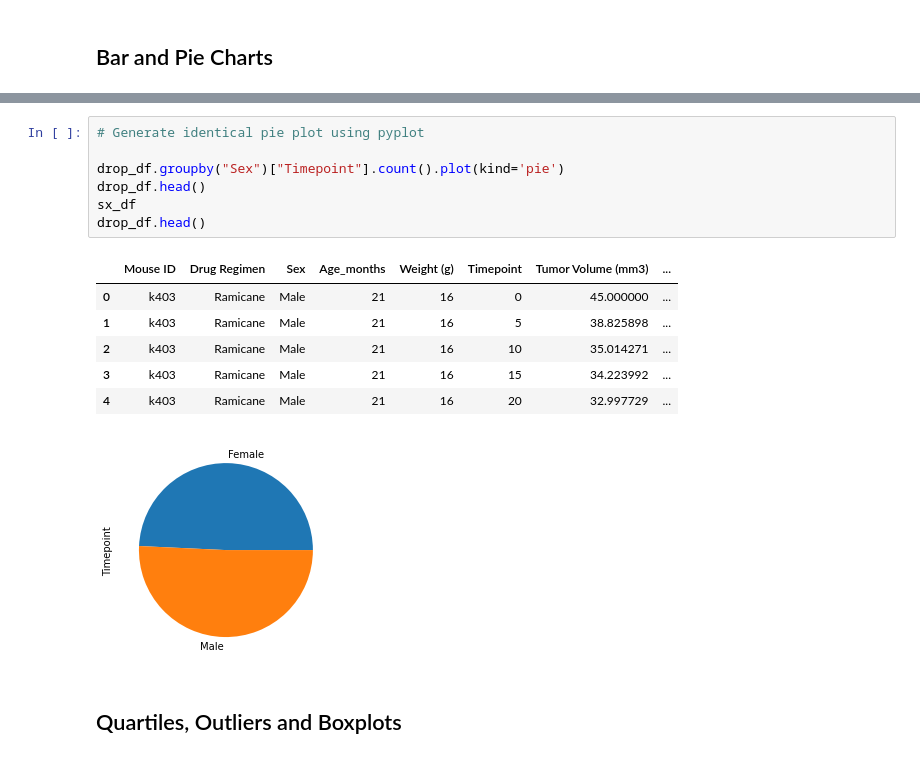
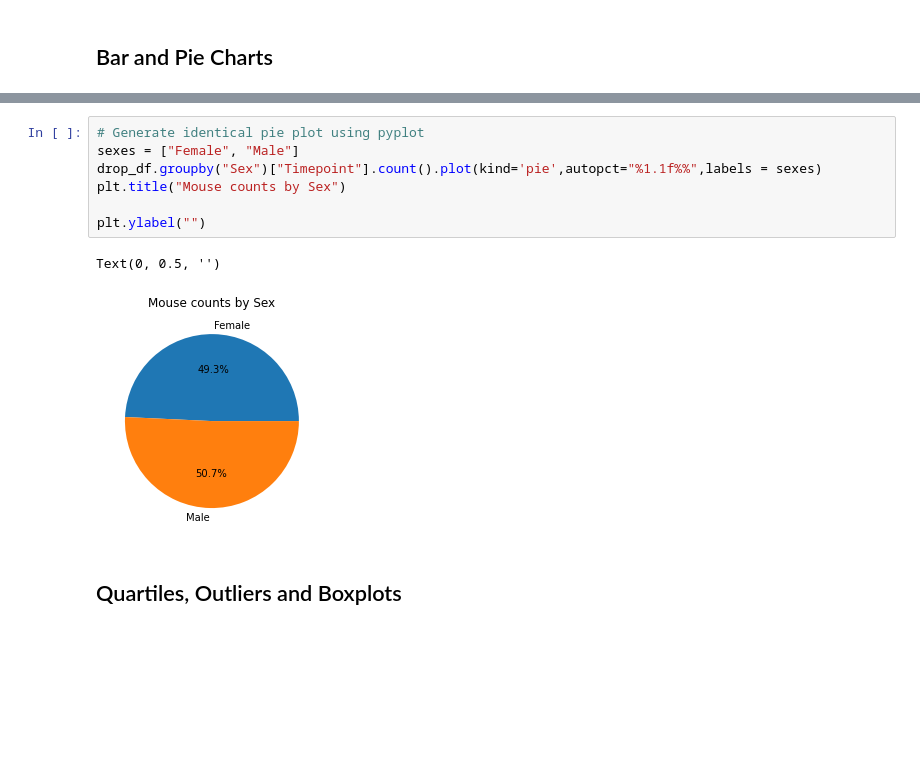
Before and after one commit to jtslater2/JTS-HW5-Matplotlib, a Jupyter notebook: pymaceuticals_jts.ipynb, the cells around one changed output, grey strips where cells are left out. Cells and saved outputs as stored; diff of their text form; blank space fills up the shorter version.

```diff
--- a/pymaceuticals_jts.ipynb
+++ b/pymaceuticals_jts.ipynb
@@ -163,18 +183,13 @@ sx_df.plot(y="Mouse ID", kind="pie")
 # %%
 # Generate identical pie plot using pyplot
+sexes = ["Female", "Male"]
+drop_df.groupby("Sex")["Timepoint"].count().plot(kind='pie',autopct="%1.1f%%",labels = sexes)
+plt.title("Mouse counts by Sex")
 
-drop_df.groupby("Sex")["Timepoint"].count().plot(kind='pie')
-drop_df.head()
-sx_df
-drop_df.head()
+plt.ylabel("")
 # %% [output]
-|  | Mouse ID | Drug Regimen | Sex | Age_months | Weight (g) | Timepoint | Tumor Volume (mm3) | ... |
-| 0 | k403 | Ramicane | Male | 21 | 16 | 0 | 45.000000 | ... |
-| 1 | k403 | Ramicane | Male | 21 | 16 | 5 | 38.825898 | ... |
-| 2 | k403 | Ramicane | Male | 21 | 16 | 10 | 35.014271 | ... |
-| 3 | k403 | Ramicane | Male | 21 | 16 | 15 | 34.223992 | ... |
-| 4 | k403 | Ramicane | Male | 21 | 16 | 20 | 32.997729 | ... |
+Text(0, 0.5, '')
-[figure, old version]
+[figure, new version]
 # %% [markdown]
 ## Quartiles, Outliers and Boxplots
 # %%
```
Also changed, not shown: parts of 10 cells of this notebook, 1 other file.
